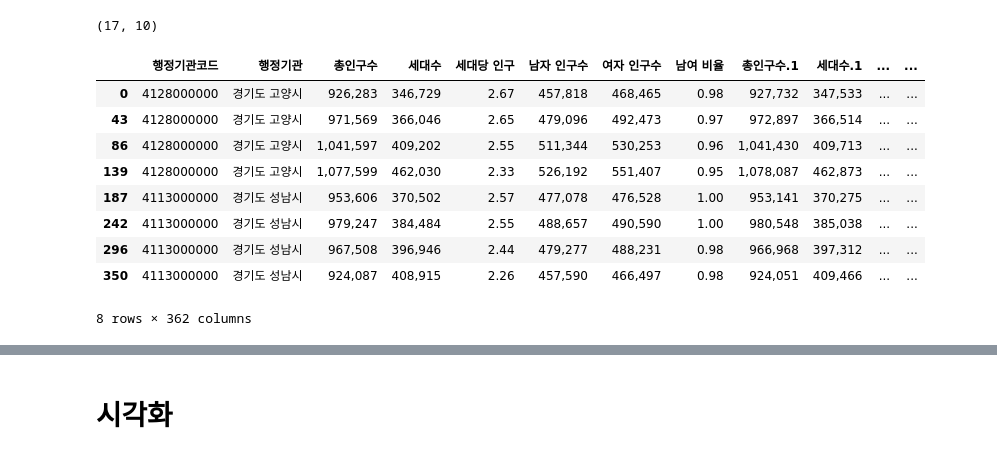
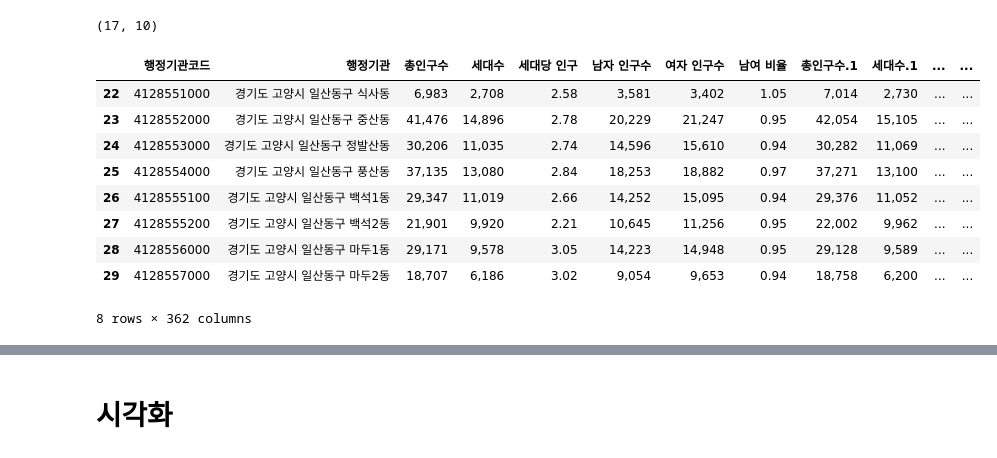
Before and after one commit to SnapishAgent/Ilsan-Investment-Insight, a Jupyter notebook: 일자리/고용실업률/employ_data.ipynb, the cells around one changed output, grey strips where cells are left out. Saved outputs shown, nothing was run; the diff lists cells and outputs as text; code cells hidden in the pictures.

```diff
--- a/일자리/고용실업률/employ_data.ipynb
+++ b/일자리/고용실업률/employ_data.ipynb
@@ -85,44 +85,108 @@ display(df_goyang_grouped.shape)
 # %%
 # 파일 경로 목록
 population_files = [
-    r'C:\Users\twoimo\Documents\GitHub\NewTownInsight\일자리\고용실업률\200801_201212_고양시_주민등록인구및세대현황_월간.xlsx',
-    r'C:\Users\twoimo\Documents\GitHub\NewTownInsight\일자리\고용실업률\201301_201712_고양시_주민등록인구및세대현황_월간.xlsx',
-    r'C:\Users\twoimo\Documents\GitHub\NewTownInsight\일자리\고용실업률\201801_202212_고양시_주민등록인구및세대현황_월간.xlsx',
-    r'C:\Users\twoimo\Documents\GitHub\NewTownInsight\일자리\고용실업률\202301_202410_고양시_주민등록인구및세대현황_월간.xlsx',
-    r'C:\Users\twoimo\Documents\GitHub\NewTownInsight\일자리\고용실업률\200801_201212_성남시_주민등록인구및세대현황_월간.xlsx',
-    r'C:\Users\twoimo\Documents\GitHub\NewTownInsight\일자리\고용실업률\201301_201712_성남시_주민등록인구및세대현황_월간.xlsx',
-    r'C:\Users\twoimo\Documents\GitHub\NewTownInsight\일자리\고용실업률\201801_202212_성남시_주민등록인구및세대현황_월간.xlsx',
-    r'C:\Users\twoimo\Documents\GitHub\NewTownInsight\일자리\고용실업률\202301_202410_성남시_주민등록인구및세대현황_월간.xlsx'
+    r'C:\Users\twoimo\Documents\GitHub\NewTownInsight\일자리\고용실업률\200801_201212_고양시_주민등록인구및세대현황_월간.xlsx', # (17, 362)
+    r'C:\Users\twoimo\Documents\GitHub\NewTownInsight\일자리\고용실업률\201301_201712_고양시_주민등록인구및세대현황_월간.xlsx', # (17, 362)
+    r'C:\Users\twoimo\Documents\GitHub\NewTownInsight\일자리\고용실업률\201801_202212_고양시_주민등록인구및세대현황_월간.xlsx', # (21, 362)
+    r'C:\Users\twoimo\Documents\GitHub\NewTownInsight\일자리\고용실업률\202301_202410_고양시_주민등록인구및세대현황_월간.xlsx', # (19, 134)
+    r'C:\Users\twoimo\Documents\GitHub\NewTownInsight\일자리\고용실업률\200801_201212_성남시_주민등록인구및세대현황_월간.xlsx', # (19, 362)
+    r'C:\Users\twoimo\Documents\GitHub\NewTownInsight\일자리\고용실업률\201301_201712_성남시_주민등록인구및세대현황_월간.xlsx', # (18, 362)
+    r'C:\Users\twoimo\Documents\GitHub\NewTownInsight\일자리\고용실업률\201801_202212_성남시_주민등록인구및세대현황_월간.xlsx', # (18, 362)
+    r'C:\Users\twoimo\Documents\GitHub\NewTownInsight\일자리\고용실업률\202301_202410_성남시_주민등록인구및세대현황_월간.xlsx' # (18, 134)
 ]
 
 # Shape of population dataframe 0: (43, 362)
 # Shape of population dataframe 1: (43, 362)
 # Shape of population dataframe 2: (53, 362)
 # Shape of population dataframe 3: (48, 134)
 # Shape of population dataframe 4: (55, 362)
 # Shape of population dataframe 5: (54, 362)
 # Shape of population dataframe 6: (54, 362)
 # Shape of population dataframe 7: (54, 134)
 
 # 모든 파일을 읽어서 데이터프레임 리스트로 저장
 population_dfs = [pd.read_excel(file, header=2) for file in population_files]
 
 # 모든 데이터프레임을 병합
 merged_population_df = pd.concat(population_dfs, ignore_index=True)
 
+target_areas = [
+    '경기도 성남시 분당구 야탑동',
+    '경기도 성남시 분당구 이매동',
+    '경기도 성남시 분당구 서현동',
+    '경기도 성남시 분당구 분당동',
+    '경기도 성남시 분당구 수내동',
+    '경기도 성남시 분당구 정자동',
+    '경기도 성남시 분당구 금곡동',
+    '경기도 성남시 분당구 구미동',
+    '경기도 고양시 일산동구 식사동',
+    '경기도 고양시 일산동구 중산동',
+    '경기도 고양시 일산동구 정발산동',
+    '경기도 고양시 일산동구 풍산동',
+    '경기도 고양시 일산동구 백석동',
+    '경기도 고양시 일산동구 마두동',
+    '경기도 고양시 일산동구 장항동',
+    '경기도 고양시 일산서구 일산동',
+    '경기도 고양시 일산서구 주엽동',
+    '경기도 고양시 일산서구 대화동',
+    '경기도 고양시 일산서구 탄현동',
+    '경기도 성남시 분당구 야탑1동',
+    '경기도 성남시 분당구 야탑2동',
+    '경기도 성남시 분당구 야탑3동',
+    '경기도 성남시 분당구 이매1동',
+    '경기도 성남시 분당구 이매2동',
+    '경기도 성남시 분당구 서현1동',
+    '경기도 성남시 분당구 서현2동',
+    '경기도 성남시 분당구 분당1동',
+    '경기도 성남시 분당구 분당2동',
+    '경기도 성남시 분당구 수내1동',
+    '경기도 성남시 분당구 수내2동',
+    '경기도 성남시 분당구 수내3동',
+    '경기도 성남시 분당구 정자1동',
+    '경기도 성남시 분당구 정자2동',
+    '경기도 성남시 분당구 정자3동',
+    '경기도 성남시 분당구 금곡1동',
+    '경기도 성남시 분당구 금곡2동',
+    '경기도 성남시 분당구 구미1동',
+    '경기도 성남시 분당구 구미2동',
+    '경기도 고양시 일산동구 식사1동',
+    '경기도 고양시 일산동구 식사2동',
+    '경기도 고양시 일산동구 중산1동',
+    '경기도 고양시 일산동구 중산2동',
+    '경기도 고양시 일산동구 정발산1동',
+    '경기도 고양시 일산동구 정발산2동',
+    '경기도 고양시 일산동구 풍산1동',
+    '경기도 고양시 일산동구 풍산2동',
+    '경기도 고양시 일산동구 백석1동',
+    '경기도 고양시 일산동구 백석2동',
+    '경기도 고양시 일산동구 마두1동',
+    '경기도 고양시 일산동구 마두2동',
+    '경기도 고양시 일산동구 장항1동',
+    '경기도 고양시 일산동구 장항2동',
+    '경기도 고양시 일산서구 일산1동',
+    '경기도 고양시 일산서구 일산2동',
+    '경기도 고양시 일산서구 일산3동',
+    '경기도 고양시 일산서구 주엽1동',
+    '경기도 고양시 일산서구 주엽2동',
+    '경기도 고양시 일산서구 대화1동',
+    '경기도 고양시 일산서구 대화2동',
+    '경기도 고양시 일산서구 탄현1동',
+    '경기도 고양시 일산서구 탄현2동'
+]
+
 # 행정기관 컬럼에서 경기도 고양시, 경기도 성남시만 필터링
 merged_population_df['행정기관'] = merged_population_df['행정기관'].str.strip()
-filtered_population_df = merged_population_df[merged_population_df['행정기관'].isin(['경기도 고양시','경기도 성남시'])]
+filtered_population_df = merged_population_df[merged_population_df['행정기관'].isin(target_areas)]
 
 display(filtered_population_df.head(8))
 # %% [output]
 |  | 행정기관코드 | 행정기관 | 총인구수 | 세대수 | 세대당 인구 | 남자 인구수 | 여자 인구수 | 남여 비율 | 총인구수.1 | 세대수.1 | ... | ... |
-| 0 | 4128000000 | 경기도 고양시 | 926,283 | 346,729 | 2.67 | 457,818 | 468,465 | 0.98 | 927,732 | 347,533 | ... | ... |
-| 43 | 4128000000 | 경기도 고양시 | 971,569 | 366,046 | 2.65 | 479,096 | 492,473 | 0.97 | 972,897 | 366,514 | ... | ... |
-| 86 | 4128000000 | 경기도 고양시 | 1,041,597 | 409,202 | 2.55 | 511,344 | 530,253 | 0.96 | 1,041,430 | 409,713 | ... | ... |
-| 139 | 4128000000 | 경기도 고양시 | 1,077,599 | 462,030 | 2.33 | 526,192 | 551,407 | 0.95 | 1,078,087 | 462,873 | ... | ... |
-| 187 | 4113000000 | 경기도 성남시 | 953,606 | 370,502 | 2.57 | 477,078 | 476,528 | 1.00 | 953,141 | 370,275 | ... | ... |
-| 242 | 4113000000 | 경기도 성남시 | 979,247 | 384,484 | 2.55 | 488,657 | 490,590 | 1.00 | 980,548 | 385,038 | ... | ... |
-| 296 | 4113000000 | 경기도 성남시 | 967,508 | 396,946 | 2.44 | 479,277 | 488,231 | 0.98 | 966,968 | 397,312 | ... | ... |
-| 350 | 4113000000 | 경기도 성남시 | 924,087 | 408,915 | 2.26 | 457,590 | 466,497 | 0.98 | 924,051 | 409,466 | ... | ... |
+| 22 | 4128551000 | 경기도 고양시 일산동구 식사동 | 6,983 | 2,708 | 2.58 | 3,581 | 3,402 | 1.05 | 7,014 | 2,730 | ... | ... |
+| 23 | 4128552000 | 경기도 고양시 일산동구 중산동 | 41,476 | 14,896 | 2.78 | 20,229 | 21,247 | 0.95 | 42,054 | 15,105 | ... | ... |
+| 24 | 4128553000 | 경기도 고양시 일산동구 정발산동 | 30,206 | 11,035 | 2.74 | 14,596 | 15,610 | 0.94 | 30,282 | 11,069 | ... | ... |
+| 25 | 4128554000 | 경기도 고양시 일산동구 풍산동 | 37,135 | 13,080 | 2.84 | 18,253 | 18,882 | 0.97 | 37,271 | 13,100 | ... | ... |
+| 26 | 4128555100 | 경기도 고양시 일산동구 백석1동 | 29,347 | 11,019 | 2.66 | 14,252 | 15,095 | 0.94 | 29,376 | 11,052 | ... | ... |
+| 27 | 4128555200 | 경기도 고양시 일산동구 백석2동 | 21,901 | 9,920 | 2.21 | 10,645 | 11,256 | 0.95 | 22,002 | 9,962 | ... | ... |
+| 28 | 4128556000 | 경기도 고양시 일산동구 마두1동 | 29,171 | 9,578 | 3.05 | 14,223 | 14,948 | 0.95 | 29,128 | 9,589 | ... | ... |
+| 29 | 4128557000 | 경기도 고양시 일산동구 마두2동 | 18,707 | 6,186 | 3.02 | 9,054 | 9,653 | 0.94 | 18,758 | 6,200 | ... | ... |
 8 rows × 362 columns
```
Also changed, not shown: parts of 8 cells of this notebook, 3 other files.
